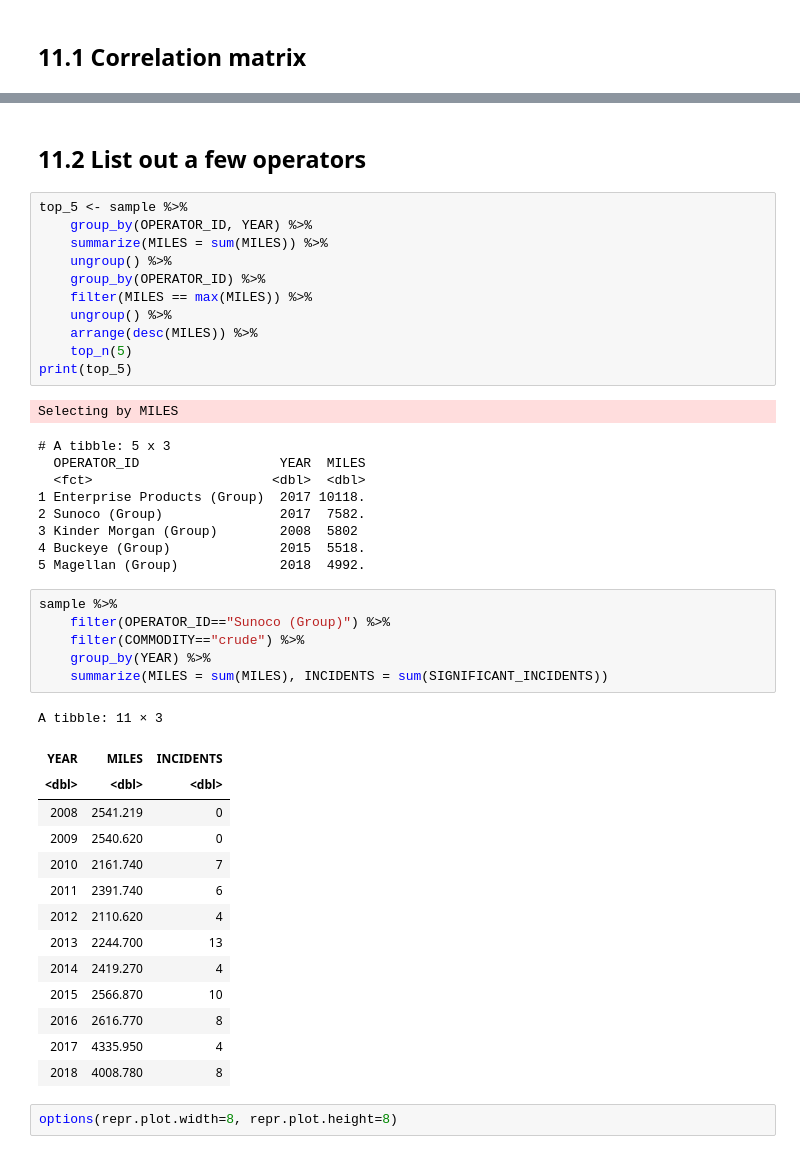
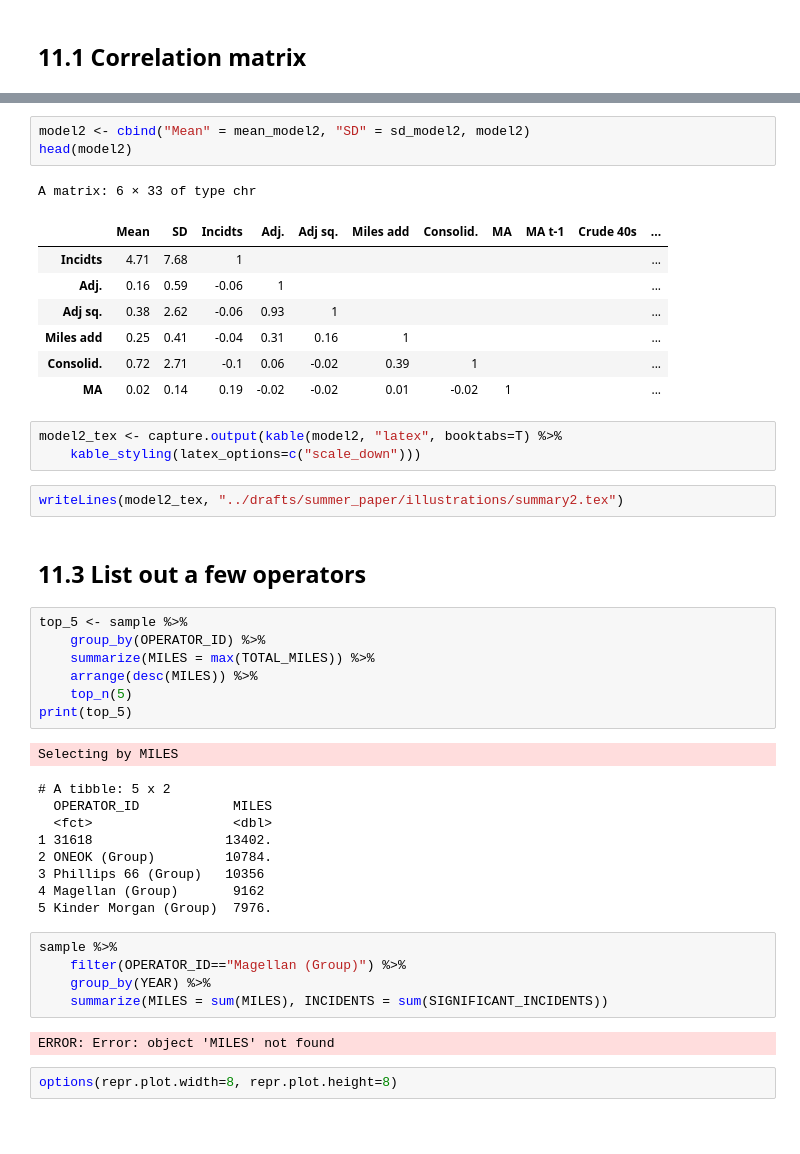
Before and after one commit to julianbarg/oil_industry, a Jupyter notebook: workbooks/11r_data_exploration_numeric.ipynb, the cells around one changed output, grey strips where cells are left out. Drawn from its saved outputs; the diff is of its cells as text; blank space fills up the shorter version.

```diff
--- a/workbooks/11r_data_exploration_numeric.ipynb
+++ b/workbooks/11r_data_exploration_numeric.ipynb
@@ -133,47 +162,46 @@ A tibble: 30 × 7
+# %%
+model2 <- cbind("Mean" = mean_model2, "SD" = sd_model2, model2)
+head(model2)
+# %% [output]
+A matrix: 6 × 33 of type chr
+|  | Mean | SD | Incidts | Adj. | Adj sq. | Miles add | Consolid. | MA | MA t-1 | Crude 40s | ... |
+| Incidts | 4.71 | 7.68 | 1 |  |  |  |  |  |  |  | ... |
+| Adj. | 0.16 | 0.59 | -0.06 | 1 |  |  |  |  |  |  | ... |
+| Adj sq. | 0.38 | 2.62 | -0.06 | 0.93 | 1 |  |  |  |  |  | ... |
+| Miles add | 0.25 | 0.41 | -0.04 | 0.31 | 0.16 | 1 |  |  |  |  | ... |
+| Consolid. | 0.72 | 2.71 | -0.1 | 0.06 | -0.02 | 0.39 | 1 |  |  |  | ... |
+| MA | 0.02 | 0.14 | 0.19 | -0.02 | -0.02 | 0.01 | -0.02 | 1 |  |  | ... |
+# %%
+model2_tex <- capture.output(kable(model2, "latex", booktabs=T) %>%
+    kable_styling(latex_options=c("scale_down")))
+# %%
+writeLines(model2_tex, "../drafts/summer_paper/illustrations/summary2.tex")
 # %% [markdown]
-## 11.2 List out a few operators
+## 11.3 List out a few operators
 # %%
 top_5 <- sample %>%
-    group_by(OPERATOR_ID, YEAR) %>%
-    summarize(MILES = sum(MILES)) %>%
-    ungroup() %>%
     group_by(OPERATOR_ID) %>%
-    filter(MILES == max(MILES)) %>%
-    ungroup() %>%
+    summarize(MILES = max(TOTAL_MILES)) %>%
     arrange(desc(MILES)) %>%
     top_n(5)
 print(top_5)
 # %% [output]
 Selecting by MILES
-# A tibble: 5 x 3
-  OPERATOR_ID                  YEAR  MILES
-  <fct>                       <dbl>  <dbl>
-1 Enterprise Products (Group)  2017 10118.
-2 Sunoco (Group)               2017  7582.
-3 Kinder Morgan (Group)        2008  5802
-4 Buckeye (Group)              2015  5518.
-5 Magellan (Group)             2018  4992.
+# A tibble: 5 x 2
+  OPERATOR_ID            MILES
+  <fct>                  <dbl>
+1 31618                 13402.
+2 ONEOK (Group)         10784.
+3 Phillips 66 (Group)   10356
+4 Magellan (Group)       9162
+5 Kinder Morgan (Group)  7976.
 # %%
 sample %>%
-    filter(OPERATOR_ID=="Sunoco (Group)") %>%
-    filter(COMMODITY=="crude") %>%
+    filter(OPERATOR_ID=="Magellan (Group)") %>%
     group_by(YEAR) %>%
     summarize(MILES = sum(MILES), INCIDENTS = sum(SIGNIFICANT_INCIDENTS))
 # %% [output]
-A tibble: 11 × 3
+ERROR: Error: object 'MILES' not found
-| YEAR | MILES | INCIDENTS |
-| <dbl> | <dbl> | <dbl> |
-| 2008 | 2541.219 | 0 |
-| 2009 | 2540.620 | 0 |
-| 2010 | 2161.740 | 7 |
-| 2011 | 2391.740 | 6 |
-| 2012 | 2110.620 | 4 |
-| 2013 | 2244.700 | 13 |
-| 2014 | 2419.270 | 4 |
-| 2015 | 2566.870 | 10 |
-| 2016 | 2616.770 | 8 |
-| 2017 | 4335.950 | 4 |
-| 2018 | 4008.780 | 8 |
 # %%
 options(repr.plot.width=8, repr.plot.height=8)
 # %%
```
Also changed, not shown: parts of 30 cells of this notebook, 3 other files.
